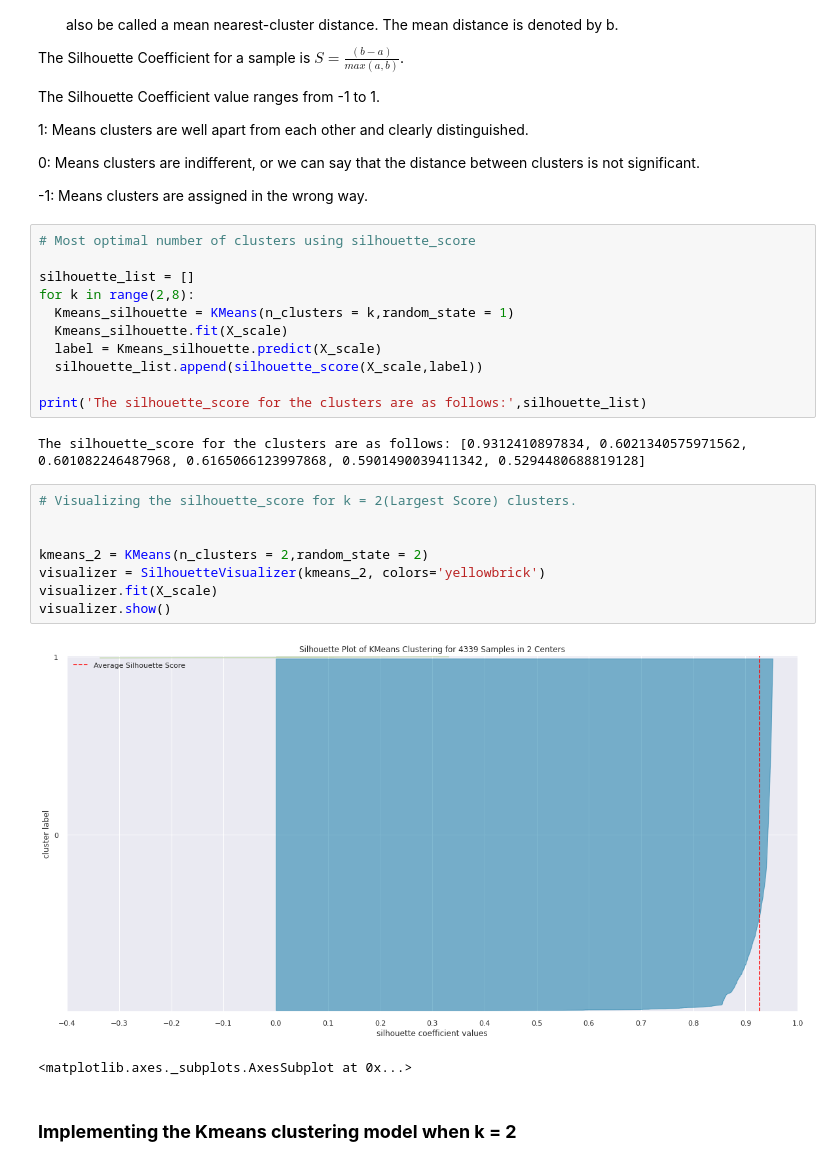
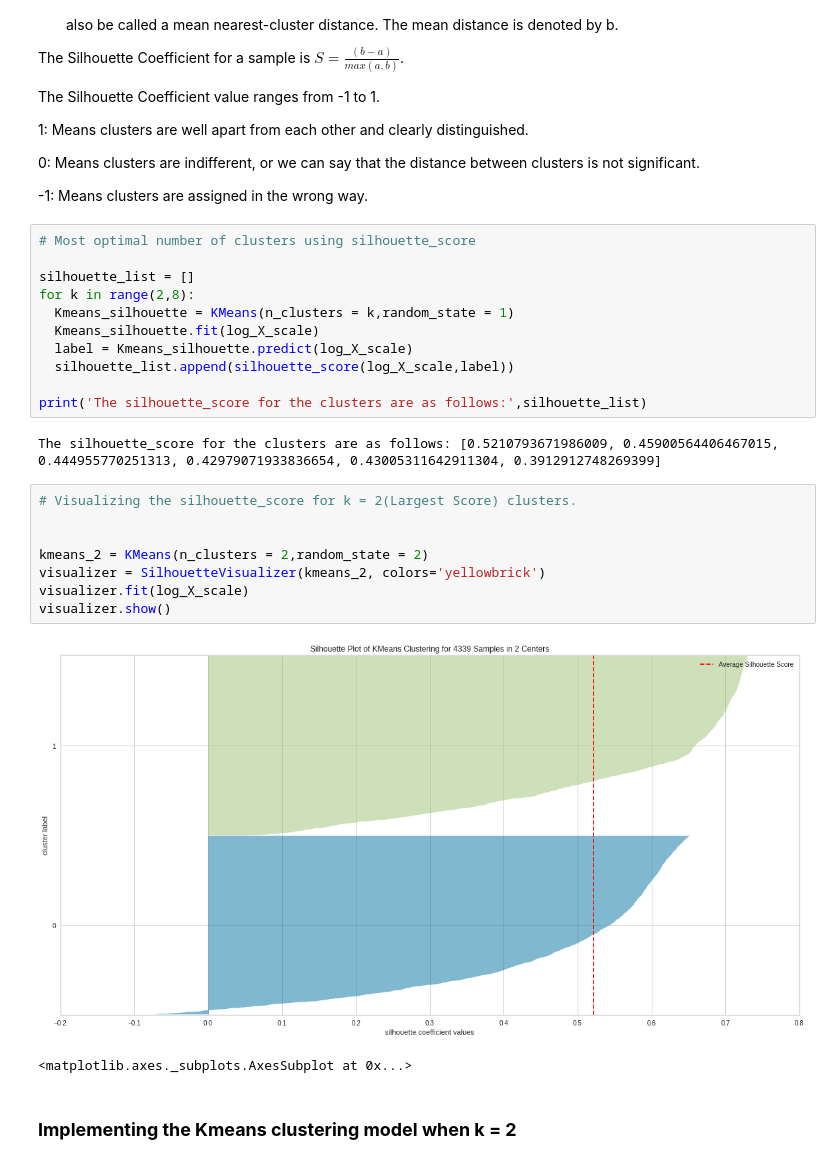
Before and after one commit to Shourya306/Online-Retail-Customer-Segmentation-Clustering, a Jupyter notebook: Online_Retail_Customer_Segmentation.ipynb, the cells around one changed output. Saved outputs shown, nothing was run; the diff lists cells and outputs as text.

```diff
--- a/Online_Retail_Customer_Segmentation.ipynb
+++ b/Online_Retail_Customer_Segmentation.ipynb
@@ -914,23 +929,23 @@ The Silhouette Coefficient value ranges from -1 to 1.
 silhouette_list = []
 for k in range(2,8):
   Kmeans_silhouette = KMeans(n_clusters = k,random_state = 1)
-  Kmeans_silhouette.fit(X_scale)
-  label = Kmeans_silhouette.predict(X_scale)
-  silhouette_list.append(silhouette_score(X_scale,label))
+  Kmeans_silhouette.fit(log_X_scale)
+  label = Kmeans_silhouette.predict(log_X_scale)
+  silhouette_list.append(silhouette_score(log_X_scale,label))
 
 print('The silhouette_score for the clusters are as follows:',silhouette_list)
 # %% [output]
-The silhouette_score for the clusters are as follows: [0.9312410897834, 0.6021340575971562, 0.601082246487968, 0.6165066123997868, 0.5901490039411342, 0.5294480688819128]
+The silhouette_score for the clusters are as follows: [0.5210793671986009, 0.45900564406467015, 0.444955770251313, 0.42979071933836654, 0.43005311642911304, 0.3912912748269399]
 # %%
 # Visualizing the silhouette_score for k = 2(Largest Score) clusters.
 
 
 kmeans_2 = KMeans(n_clusters = 2,random_state = 2)
 visualizer = SilhouetteVisualizer(kmeans_2, colors='yellowbrick')
-visualizer.fit(X_scale)
+visualizer.fit(log_X_scale)
 visualizer.show()
 # %% [output]
-[figure, old version]
+[figure, new version]
 <matplotlib.axes._subplots.AxesSubplot at 0x...>
 # %% [markdown]
 ### **Implementing the Kmeans clustering model when k = 2**
```
Also changed, not shown: parts of 16 cells of this notebook.
